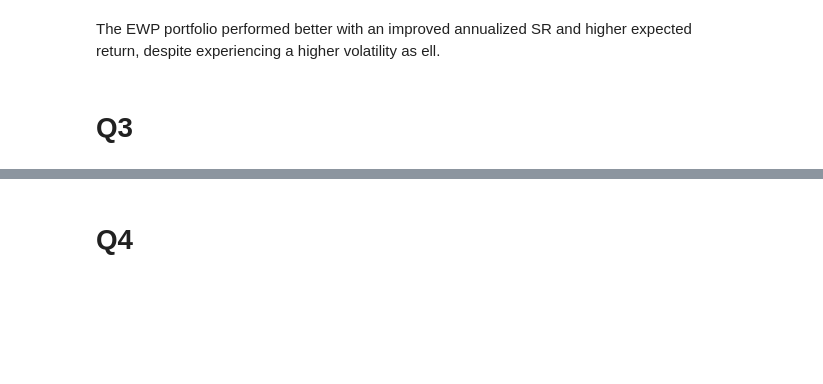
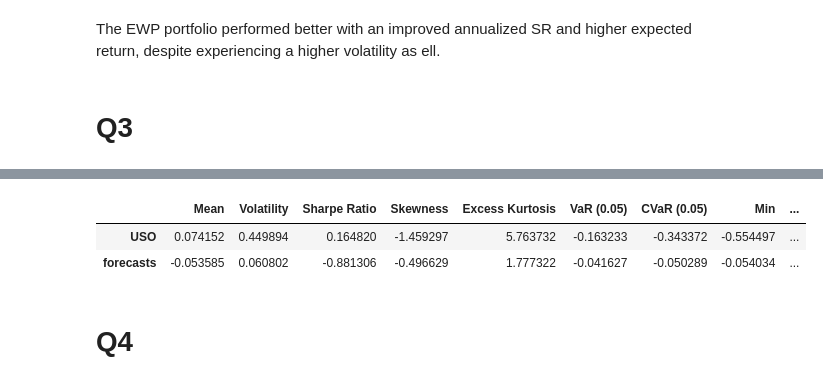
Before and after one commit to ccwhgetgit/finm-portfolio-2024, a Jupyter notebook: exam/Finals Sample/finals trial 2.ipynb, the cells around one changed output, grey strips where cells are left out. Drawn from its saved outputs; the diff is of its cells as text; code cells hidden in the pictures; blank space fills up the shorter version.

```diff
--- a/exam/Finals Sample/finals trial 2.ipynb
+++ b/exam/Finals Sample/finals trial 2.ipynb
@@ -410,0 +428,4 @@ mu, vol, sr
+# %%
+returns = fund_ret.loc['2018-01-31':]
+returns['forecasts'] = OOS_forecasts.values
+returns.corr()
@@ -411,3 +441,45 @@ mu, vol, sr
+# %%
+def performance_summary(return_data, quantile, annualization_factor):
+    """
+        Returns the Performance Stats for given set of returns
+        Inputs:
+            return_data - DataFrame with Date index and Monthly Returns for different assets/strategies.
+        Output:
+            summary_stats - DataFrame with annualized mean return, vol, sharpe ratio. Skewness, Excess Kurtosis, Var (0.5) and
+                            CVaR (0.5) and drawdown based on monthly returns.
+    """
+    summary_stats = return_data.mean().to_frame('Mean').apply(lambda x: x*annualization_factor)
+    summary_stats['Volatility'] = return_data.std().apply(lambda x: x*np.sqrt(annualization_factor))
+    summary_stats['Sharpe Ratio'] = summary_stats['Mean']/summary_stats['Volatility']
+
+    summary_stats['Skewness'] = return_data.skew()
+    summary_stats['Excess Kurtosis'] = return_data.kurtosis()
+    summary_stats[f'VaR ({quantile})'] = return_data.quantile(quantile, axis = 0)
+    summary_stats[f'CVaR ({quantile})'] = return_data[return_data <= return_data.quantile(quantile, axis = 0)].mean()
+    summary_stats['Min'] = return_data.min()
+    summary_stats['Max'] = return_data.max()
+
+    wealth_index = 1000*(1+return_data).cumprod()
+    previous_peaks = wealth_index.cummax()
+    drawdowns = (wealth_index - previous_peaks)/previous_peaks
+
+    summary_stats['Max Drawdown'] = drawdowns.min()
+    summary_stats['Peak'] = [previous_peaks[col][:drawdowns[col].idxmin()].idxmax() for col in previous_peaks.columns]
+    summary_stats['Bottom'] = drawdowns.idxmin()
+
+    recovery_date = []
+    for col in wealth_index.columns:
+        prev_max = previous_peaks[col][:drawdowns[col].idxmin()].max()
+        recovery_wealth = pd.DataFrame([wealth_index[col][drawdowns[col].idxmin():]]).T
+        recovery_date.append(recovery_wealth[recovery_wealth[col] >= prev_max].index.min())
+    summary_stats['Recovery'] = recovery_date
+
+    return summary_stats
+performance_summary(returns, 0.05, 12)
+# %% [output]
+|  | Mean | Volatility | Sharpe Ratio | Skewness | Excess Kurtosis | VaR (0.05) | CVaR (0.05) | Min | ... |
+| USO | 0.074152 | 0.449894 | 0.164820 | -1.459297 | 5.763732 | -0.163233 | -0.343372 | -0.554497 | ... |
+| forecasts | -0.053585 | 0.060802 | -0.881306 | -0.496629 | 1.777322 | -0.041627 | -0.050289 | -0.054034 | ... |
 # %% [markdown]
 # Q4
 # %%
```
Also changed, not shown: parts of 24 cells of this notebook, 6 other files.
